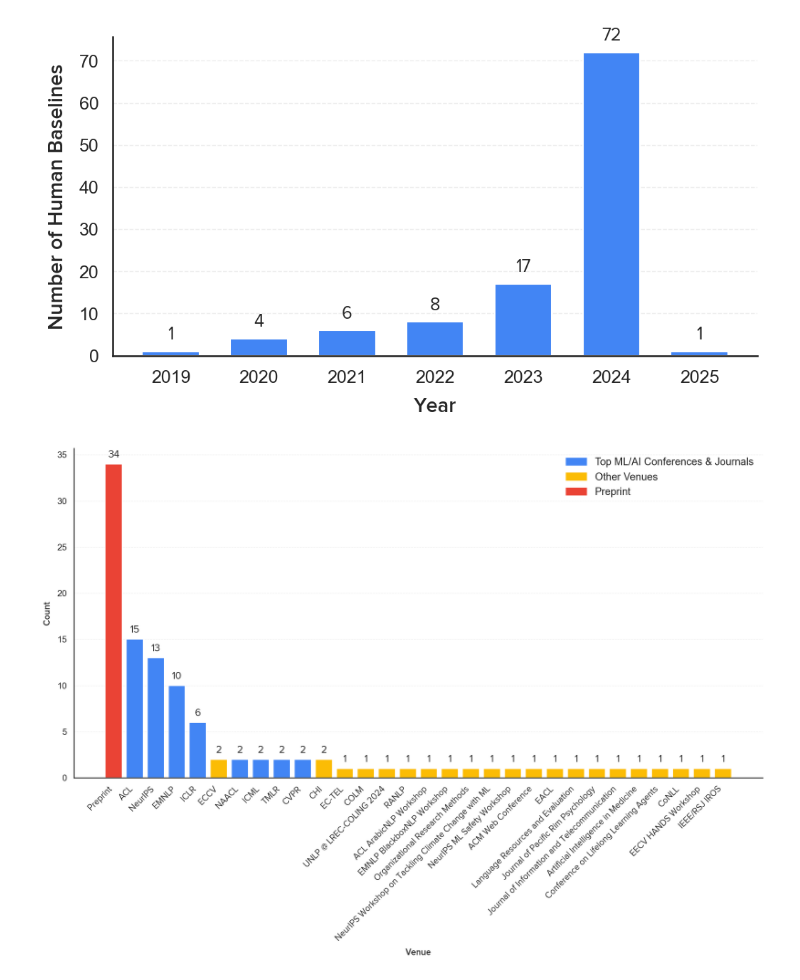
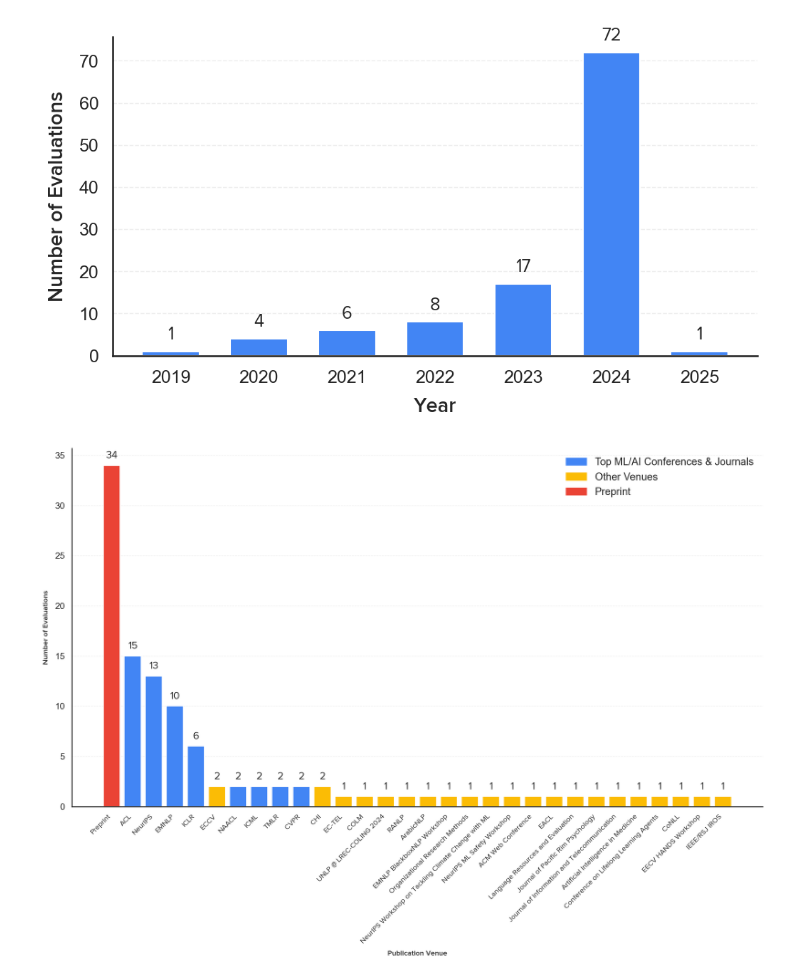
Before and after one commit to kevinlwei/human-baselines, a Jupyter notebook: figures.ipynb, the cells around one changed output. Saved outputs shown, nothing was run; the diff lists cells and outputs as text; code cells hidden in the pictures.

```diff
--- a/figures.ipynb
+++ b/figures.ipynb
@@ -56,6 +45,12 @@ year_counts = np.array([1, 4, 6, 8, 17, 72, 1])
 # %%
 # frequency bar chart for year
 fig, ax = plt.subplots(figsize=(7, 4), dpi=150)
+
+# Data
+df = pd.DataFrame({
+    "Year": ["2019", "2020", "2021", "2022", "2023", "2024", "2025"],
+    "Value": [1, 4, 6, 8, 17, 72, 1]
+})
 
 bars = ax.bar(df["Year"], df["Value"], color=MATERIAL_COLORS[0],
               edgecolor="white", width=0.65)
@@ -69,7 +64,7 @@ for i, bar in enumerate(bars):
 
 # Titles and labels
 ax.set_xlabel("Year", fontproperties=prop_bold, labelpad=8, fontsize=14)
-ax.set_ylabel("Number of Human Baselines", fontproperties=prop_bold, labelpad=8, fontsize=14)
+ax.set_ylabel("Number of Evaluations", fontproperties=prop_bold, labelpad=8, fontsize=14)
 
 # Minimalist: Remove top/right spines
 sns.despine(ax=ax, top=True, right=True)
@@ -80,7 +75,7 @@ plt.tight_layout()
 plt.savefig("figures/baseline_year_frequencies.png")
 plt.show()
 # %% [output]
-[figure, old version]
+[figure, new version]
 # %%
 # publication venue frequency data
 venues = [
@@ -94,7 +89,7 @@ venues = [
     "Language Resources and Evaluation", "NAACL", "NeurIPS",
     "NeurIPS ML Safety Workshop", "NeurIPS Workshop on Tackling Climate Change with ML", "Organizational Research Methods",
     "Preprint", "EMNLP BlackboxNLP Workshop",
-    "ACL ArabicNLP Workshop", "RANLP",
+    "ArabicNLP", "RANLP",
     "UNLP @ LREC-COLING 2024", "TMLR"
 ]
 venue_counts = [
@@ -135,36 +130,36 @@ bars = ax.bar(
 # Add value labels above each bar
 for bar in bars:
     height = bar.get_height()
     ax.text(
         bar.get_x() + bar.get_width() / 2, height + 0.5,
         str(int(height)),
         ha='center', va='bottom', fontsize=14, fontproperties=prop
     )
 
 # Rotate x labels for visibility
 plt.setp(ax.get_xticklabels(), rotation=45, ha='right', fontproperties=prop)
 
 # Add legend
 legend_patches = [
     mpatches.Patch(color=color_topconf, label='Top ML/AI Conferences & Journals'),
     mpatches.Patch(color=color_other, label='Other Venues'),
     mpatches.Patch(color=color_preprint, label='Preprint')
 ]
 ax.legend(handles=legend_patches, fontsize=14, frameon=False, loc='upper right')
 
 # Titles and labels
-ax.set_xlabel("Venue", fontproperties=prop_bold, labelpad=8)
-ax.set_ylabel("Count", fontproperties=prop_bold, labelpad=8)
+ax.set_xlabel("Publication Venue", fontproperties=prop_bold, labelpad=8)
+ax.set_ylabel("Number of Evaluations", fontproperties=prop_bold, labelpad=8)
 
 sns.despine(ax=ax, left=False, bottom=False, right=True, top=True)
 ax.grid(True, axis='y', color='#EEEEEE', linestyle='--', linewidth=0.7)
 ax.grid(False, axis='x')
 plt.tight_layout()
 
 plt.savefig("figures/venue_frequencies.png")
 plt.show()
 # %% [output]
-[figure, old version]
+[figure, new version]
 # %%
 # Language data
 
```
Also changed, not shown: parts of 3 cells of this notebook, 1 other file.
